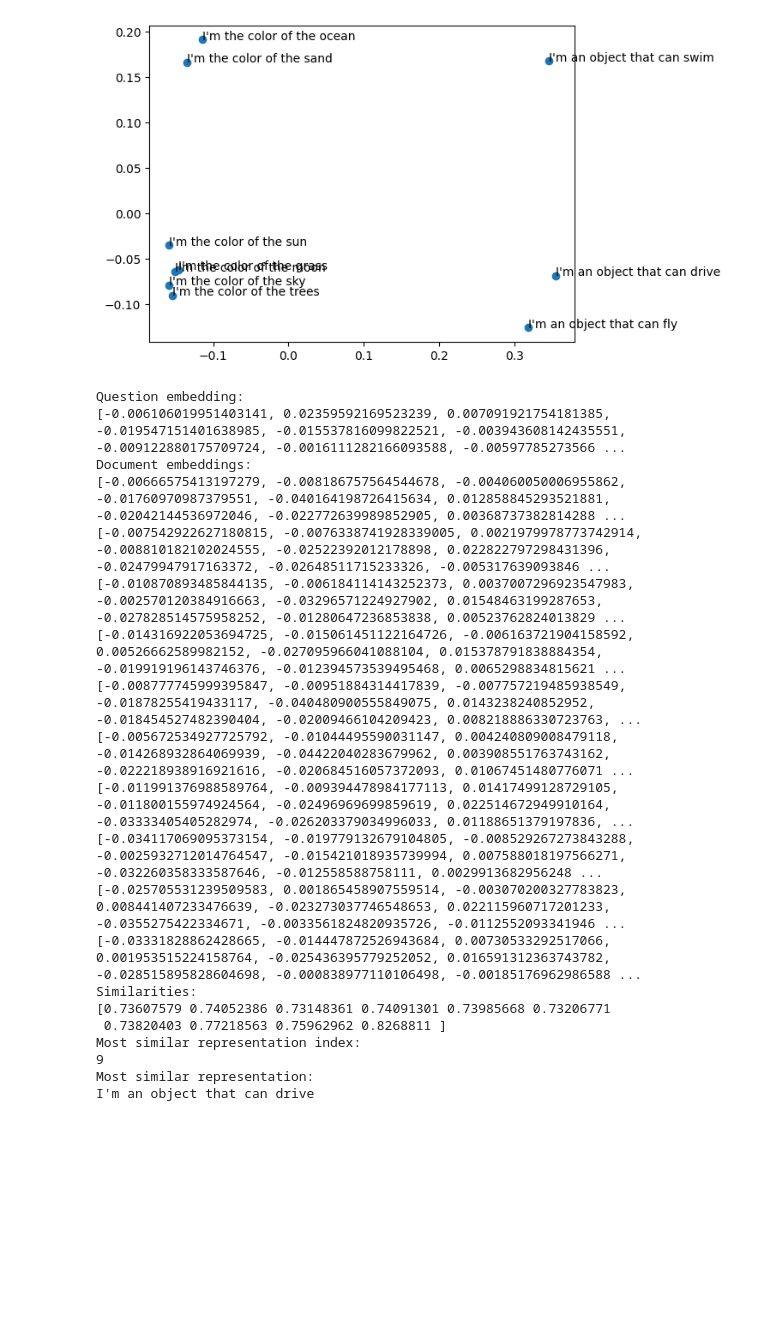
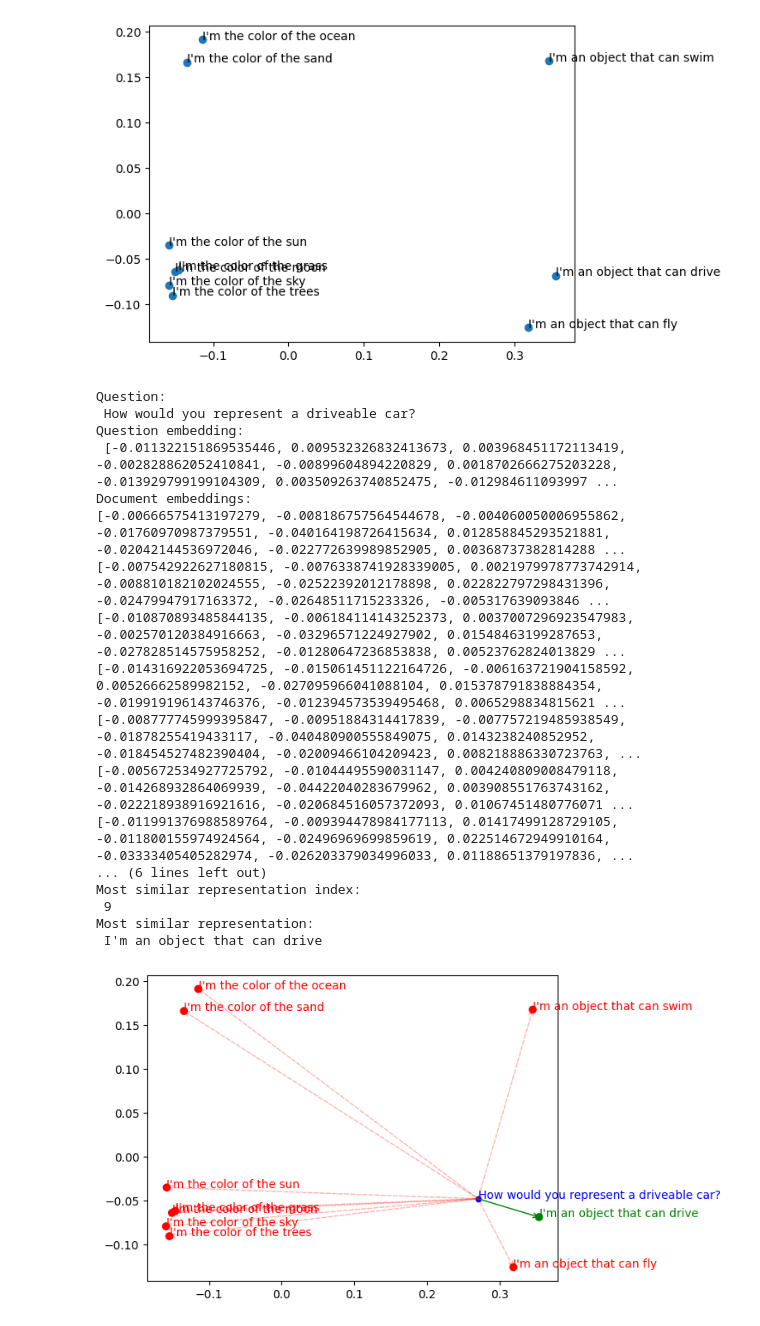
Before and after one commit to Sruinard/azure_generative_ai, a Jupyter notebook: embeddings.ipynb, the cells around one changed output. Saved outputs shown, nothing was run; the diff lists cells and outputs as text; code cells hidden in the pictures; blank space fills up the shorter version.

Commit message:
Add question to graph and color code.

```diff
--- a/embeddings.ipynb
+++ b/embeddings.ipynb
@@ -192,33 +195,30 @@ def get_most_similar_representation(question, embeddings, representations):
     # return the most similar representation
     return representations[most_similar_representation_index], question_embedding, similarities,most_similar_representation_index
 # %%
-question = "How would you represent a car?"
+question = "How would you represent a driveable car?"
 most_similar_representation, question_embedding, similarities, most_similar_representation_index = get_most_similar_representation(
     question=question,
     embeddings=embeddings,
     representations=combined_representations
 )
 # %%
-
-print("Question embedding:")
-print(question_embedding)
+print("Question:\n", question)
+print("Question embedding:\n", question_embedding)
 
 print("Document embeddings:")
-for embedding in embeddings:
-    print(embedding)
+print(*embeddings, sep='\n')
 
-print("Similarities:")
-for similarity in similarities:
-    print(similarity)
+print("Similarities (higher is better):")
+print(*similarities, sep='\n')
 
-print("Most similar representation index:")
-print(most_similar_representation_index)
+print("Most similar representation index:\n", most_similar_representation_index)
 
-print("Most similar representation:")
-print(most_similar_representation)
+print("Most similar representation:\n", most_similar_representation)
 # %% [output]
+Question:
+ How would you represent a driveable car?
 Question embedding:
-[-0.006106019951403141, 0.02359592169523239, 0.007091921754181385, -0.019547151401638985, -0.015537816099822521, -0.003943608142435551, -0.009122880175709724, -0.0016111282166093588, -0.00597785273566 ...
+ [-0.011322151869535446, 0.009532326832413673, 0.003968451172113419, -0.002828862052410841, -0.00899604894220829, 0.0018702666275203228, -0.013929799199104309, 0.003509263740852475, -0.012984611093997 ...
 Document embeddings:
 [-0.00666575413197279, -0.008186757564544678, -0.004060050006955862, -0.01760970987379551, -0.040164198726415634, 0.012858845293521881, -0.02042144536972046, -0.022772639989852905, 0.00368737382814288 ...
 [-0.007542922627180815, -0.0076338741928339005, 0.0021979978773742914, -0.008810182102024555, -0.02522392012178898, 0.022822797298431396, -0.02479947917163372, -0.02648511715233326, -0.005317639093846 ...
@@ -227,16 +227,55 @@ Document embeddings:
 [-0.008777745999395847, -0.00951884314417839, -0.007757219485938549, -0.01878255419433117, -0.040480900555849075, 0.0143238240852952, -0.018454527482390404, -0.02009466104209423, 0.008218886330723763, ...
 [-0.005672534927725792, -0.01044495590031147, 0.004240809008479118, -0.014268932864069939, -0.04422040283679962, 0.003908551763743162, -0.022218938916921616, -0.020684516057372093, 0.01067451480776071 ...
 [-0.011991376988589764, -0.009394478984177113, 0.01417499128729105, -0.011800155974924564, -0.02496969699859619, 0.022514672949910164, -0.03333405405282974, -0.026203379034996033, 0.01188651379197836, ...
-[-0.034117069095373154, -0.019779132679104805, -0.008529267273843288, -0.0025932712014764547, -0.015421018935739994, 0.007588018197566271, -0.032260358333587646, -0.012558588758111, 0.0029913682956248 ...
-[-0.025705531239509583, 0.001865458907559514, -0.003070200327783823, 0.008441407233476639, -0.023273037746548653, 0.022115960717201233, -0.0355275422334671, -0.0033561824820935726, -0.0112552093341946 ...
-[-0.03331828862428665, -0.014447872526943684, 0.00730533292517066, 0.001953515224158764, -0.025436395779252052, 0.016591312363743782, -0.028515895828604698, -0.000838977110106498, -0.00185176962986588 ...
-Similarities:
-[0.73607579 0.74052386 0.73148361 0.74091301 0.73985668 0.73206771
- 0.73820403 0.77218563 0.75962962 0.8268811 ]
+... (6 lines left out)
 Most similar representation index:
-9
+ 9
 Most similar representation:
-I'm an object that can drive
+ I'm an object that can drive
+# %%
+# transform using pca and plot
+question_embedding_reduced_dimensionality = pca.transform([question_embedding])
+
+x = combined_representations_reduced_dimensionality[:, 0]
+y = combined_representations_reduced_dimensionality[:, 1]
+
+fig, ax = plt.subplots()
+
+colors = ["green" if i == most_similar_representation_index else "red" for i in range(len(combined_representations))]
+
+ax.scatter(x, y, color=colors)
+
+for i, txt in enumerate(combined_representations):
+
+    color = "green" if i == most_similar_representation_index else "red"
+    ax.annotate(txt, (x[i], y[i]),
+                color=color
+                )
+
+ax.scatter(
+    question_embedding_reduced_dimensionality[:, 0],
+    question_embedding_reduced_dimensionality[:, 1],
+    color="blue",
+    s=20
+)
+ax.annotate(question, (question_embedding_reduced_dimensionality[:, 0], question_embedding_reduced_dimensionality[:, 1]), color="blue")
+
+# create pointing arrows from the question to all representations
+for i, txt in enumerate(combined_representations):
+
+    color = "green" if i == most_similar_representation_index else "red"
+    linestyle = "solid" if i == most_similar_representation_index else "dashed"
+    alpha = 1 if i == most_similar_representation_index else 0.3
+    ax.annotate(
+        "",
+        xy=(question_embedding_reduced_dimensionality[:, 0], question_embedding_reduced_dimensionality[:, 1]),
+        xytext=(x[i], y[i]),
+        arrowprops=dict(arrowstyle="<-", color=color, shrinkA=0, shrinkB=0, linestyle=linestyle, alpha=alpha)
+    )
+
+plt.show()
+# %% [output]
+[figure, added]
 # %%
 prompt_to_complete = BASE_PROMPT.replace("<question>", question).replace("<information>", most_similar_representation)
 # complete the prompt
```
Also changed, not shown: parts of 5 cells of this notebook.
